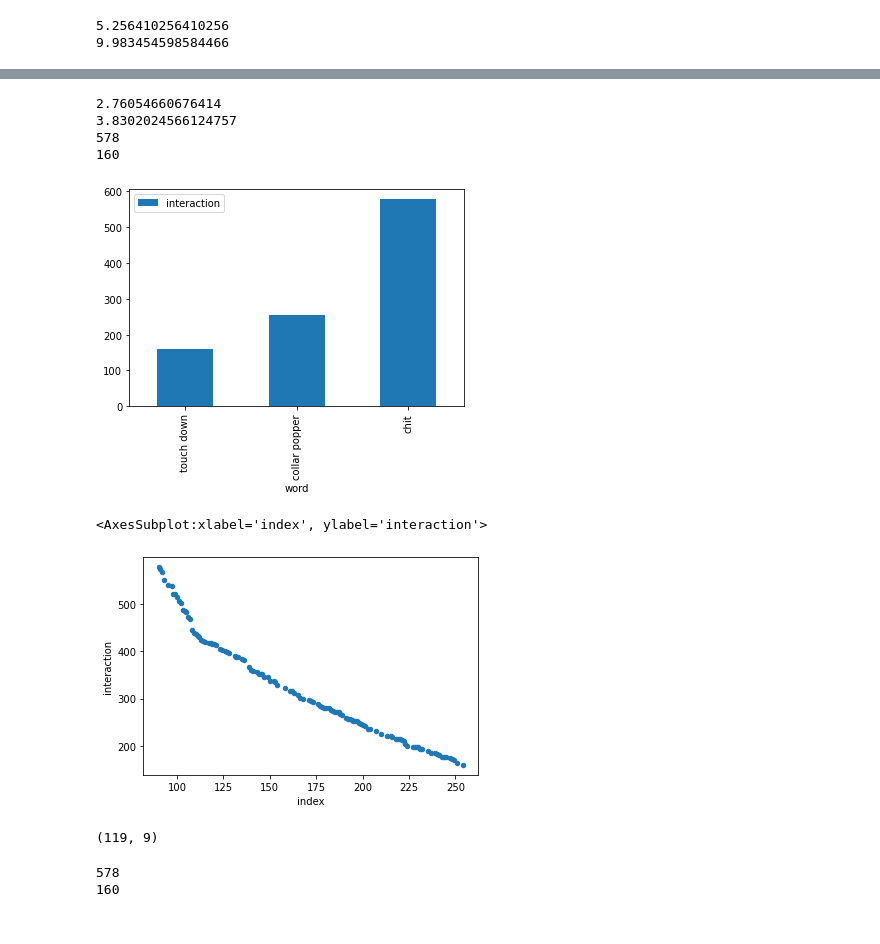
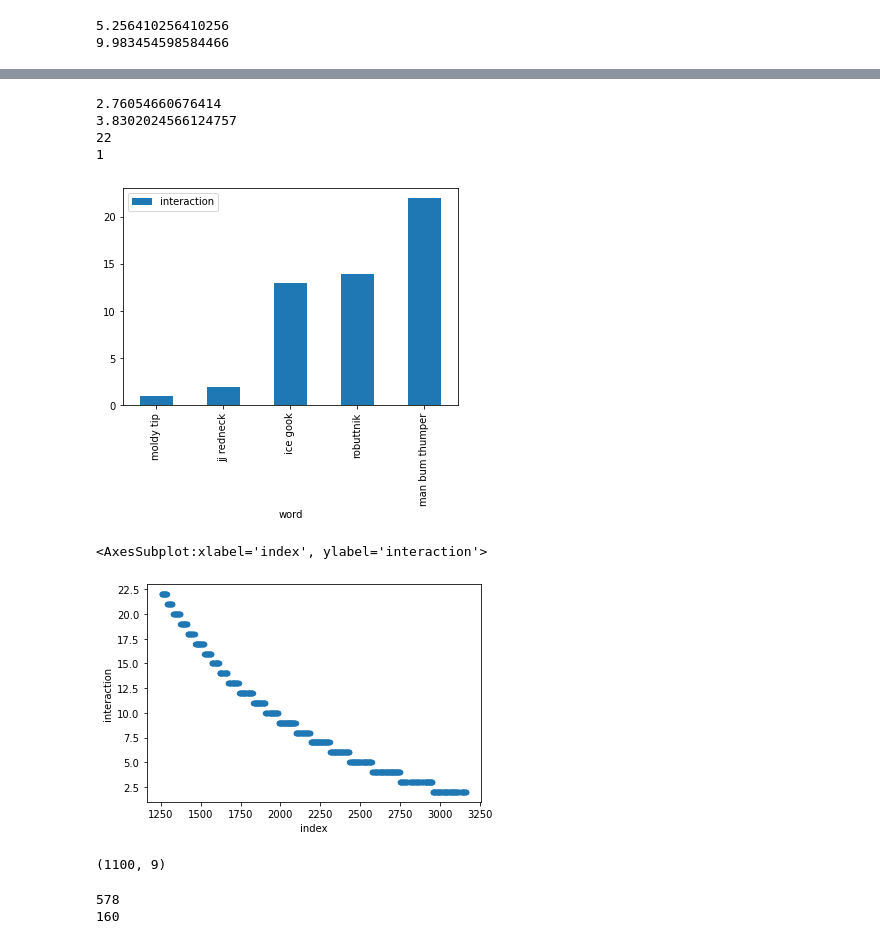
Before and after one commit to ItsmeHJB/DataScienceProject, a Jupyter notebook: Slur extraction.ipynb, the cells around one changed output, grey strips where cells are left out. Cells and saved outputs as stored; diff of their text form; code cells hidden in the pictures.

```diff
--- a/Slur extraction.ipynb
+++ b/Slur extraction.ipynb
@@ -238,7 +223,7 @@ print(len(term_list))
 # %% [output]
 39
 # %%
-for word in term_list:
-    print(word + ": ")
-    print(raw_data.loc[raw_data['word'] == word]['meaning'].values)
-    print("\n")
+# for word in term_list:
+#     print(word + ": ")
+#     print(raw_data.loc[raw_data['word'] == word]['meaning'].values)
+#     print("\n")
@@ -359,22 +322,21 @@ print(min_inter)
 # %%
 v = 4
 v1 = 7
 print(mn-(std/v))
 print(mn-(std/v1))
 
 tmp = tmp_df[(tmp_df['vote'] >= mn-(std/v)) & (tmp_df['vote'] <= mn-(std/v1))]
-tmp = tmp_df[(tmp_df['vote'] >= mn-(std/v1)) & (tmp_df['vote'] <= mn)]
 tmp.plot.bar(x='word', y='interaction')
 print(tmp.interaction.max())
 print(tmp.interaction.min())
 max_inter = tmp.interaction.max()
 min_inter = tmp.interaction.min()
 # %% [output]
 2.76054660676414
 3.8302024566124757
-578
-160
+22
+1
-[figure, old version]
+[figure, new version]
 # %%
 # Get highest interaction terms
 highest_interactions = raw_data.sort_values(by='interaction', ascending=False)
@@ -405,9 +367,9 @@ slurs_subset.reset_index(inplace=True)
 slurs_subset.plot.scatter(x='index', y='interaction')
 # %% [output]
 <AxesSubplot:xlabel='index', ylabel='interaction'>
-[figure, old version]
+[figure, new version]
 # %%
 print(slurs_subset.shape)
 # %% [output]
-(119, 9)
+(1100, 9)
 # %%
```
Also changed, not shown: parts of 8 cells of this notebook, 18 other files.
